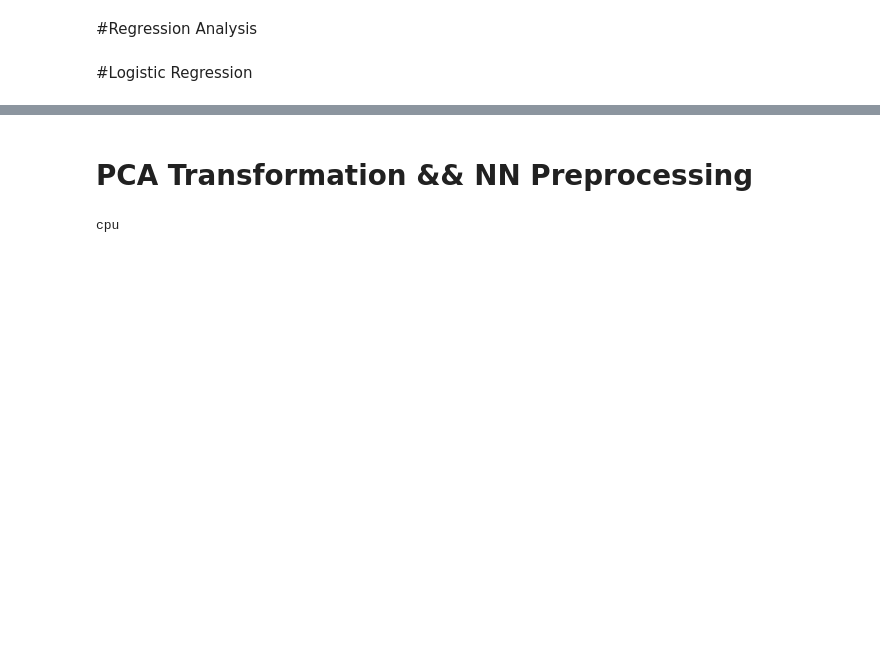
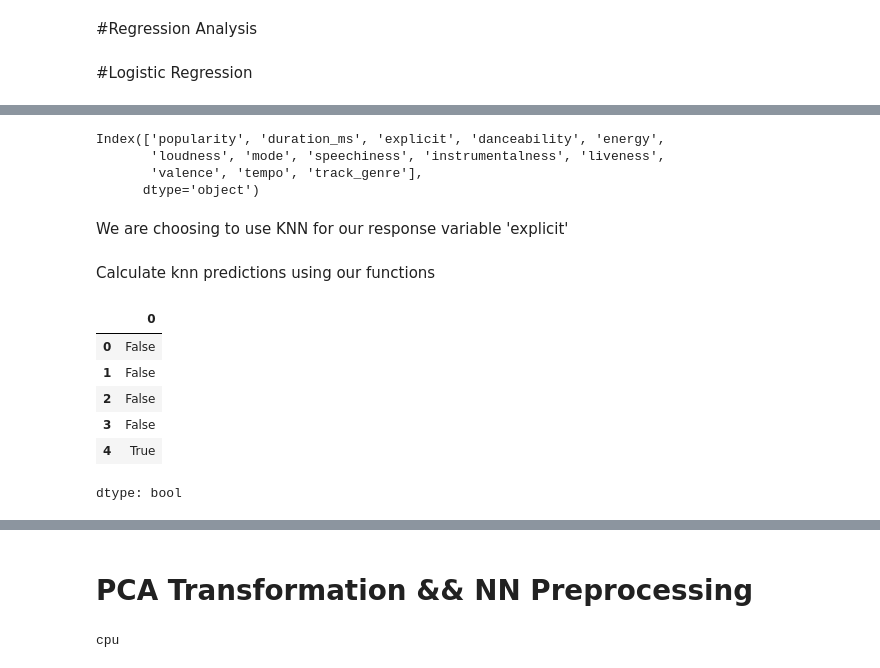
Before and after one commit to will-mccormack/CS-M148-Proj, a Jupyter notebook: Final_Project_Main.ipynb, the cells around one changed output, grey strips where cells are left out. Drawn from its saved outputs; the diff is of its cells as text; code cells hidden in the pictures; blank space fills up the shorter version.

```diff
--- a/Final_Project_Main.ipynb
+++ b/Final_Project_Main.ipynb
@@ -530,0 +530,3 @@ All good. Our preprocessing worked, and we have slimed down the data slightly an
+# %%
+cleaned_data = pd.read_csv("https://raw.githubusercontent.com/will-mccormack/CS-M148-Proj/main/Data/train.csv")
+validation_data = pd.read_csv("https://raw.githubusercontent.com/will-mccormack/CS-M148-Proj/main/Data/validation.csv")
@@ -530,0 +539,10 @@ All good. Our preprocessing worked, and we have slimed down the data slightly an
+# %%
+train_data.columns
+test_data.columns
+# %% [output]
+Index(['popularity', 'duration_ms', 'explicit', 'danceability', 'energy',
+       'loudness', 'mode', 'speechiness', 'instrumentalness', 'liveness',
+       'valence', 'tempo', 'track_genre'],
+      dtype='object')
+# %% [markdown]
+We are choosing to use KNN for our response variable 'explicit'
@@ -530,0 +592,17 @@ All good. Our preprocessing worked, and we have slimed down the data slightly an
+# %% [markdown]
+Calculate knn predictions using our functions
+# %%
+k = 3
+p= 2
+
+predictions = knn_predict(k, train_data, test_data, 'explicit', p)
+
+predictions.head(5)
+# %% [output]
+|  | 0 |
+| 0 | False |
+| 1 | False |
+| 2 | False |
+| 3 | False |
+| 4 | True |
+dtype: bool
```
Also changed, not shown: parts of 34 cells of this notebook.
